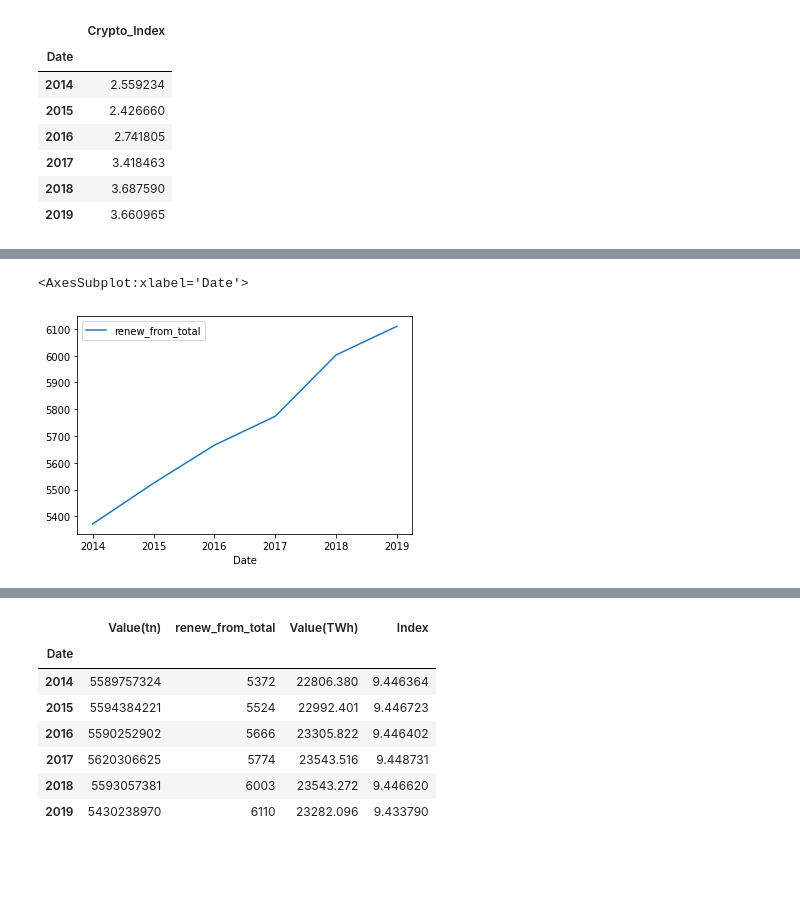
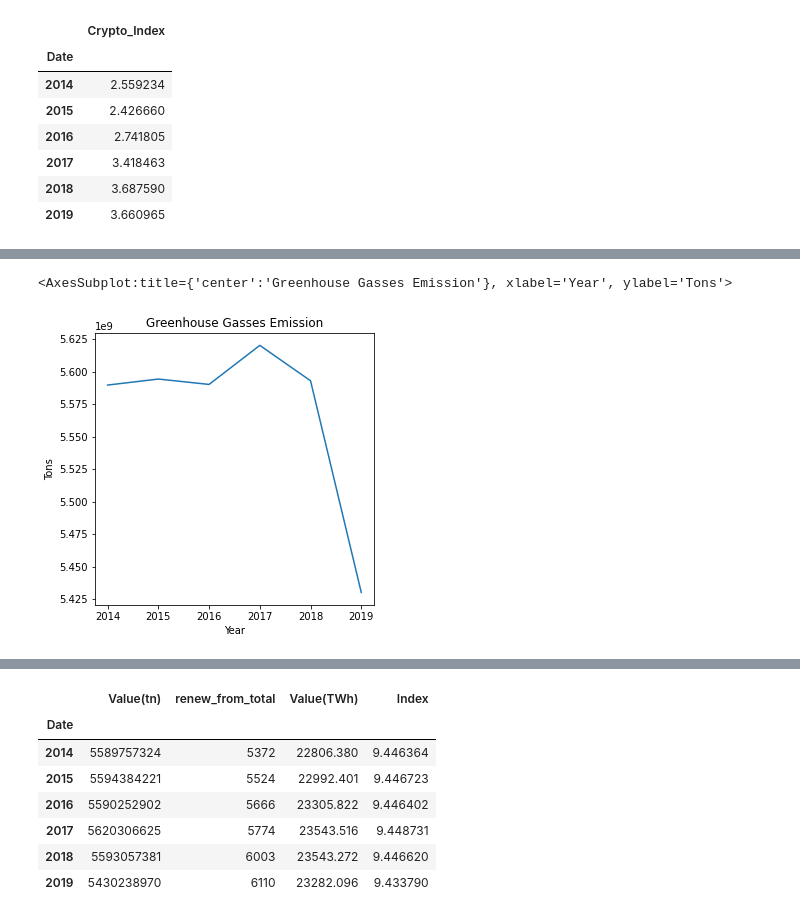
Before and after one commit to bang-a-coder/crypto-wrangling, a Jupyter notebook: crypto.ipynb, the cells around one changed output, grey strips where cells are left out. Drawn from its saved outputs; the diff is of its cells as text; code cells hidden in the pictures; blank space fills up the shorter version.

```diff
--- a/crypto.ipynb
+++ b/crypto.ipynb
@@ -294,5 +284,5 @@ df_nrg.plot()
-# %%
-df_renewable.plot()
-# %% [output]
-<AxesSubplot:xlabel='Date'>
-[figure, removed]
+# %%
+df_ghg.plot(title='Greenhouse Gasses Emission', legend=False, xlabel='Year', ylabel="Tons",figsize=(5,5))
+# %% [output]
+<AxesSubplot:title={'center':'Greenhouse Gasses Emission'}, xlabel='Year', ylabel='Tons'>
+[figure, added]
```
Also changed, not shown: parts of 16 cells of this notebook, 1 other file.
